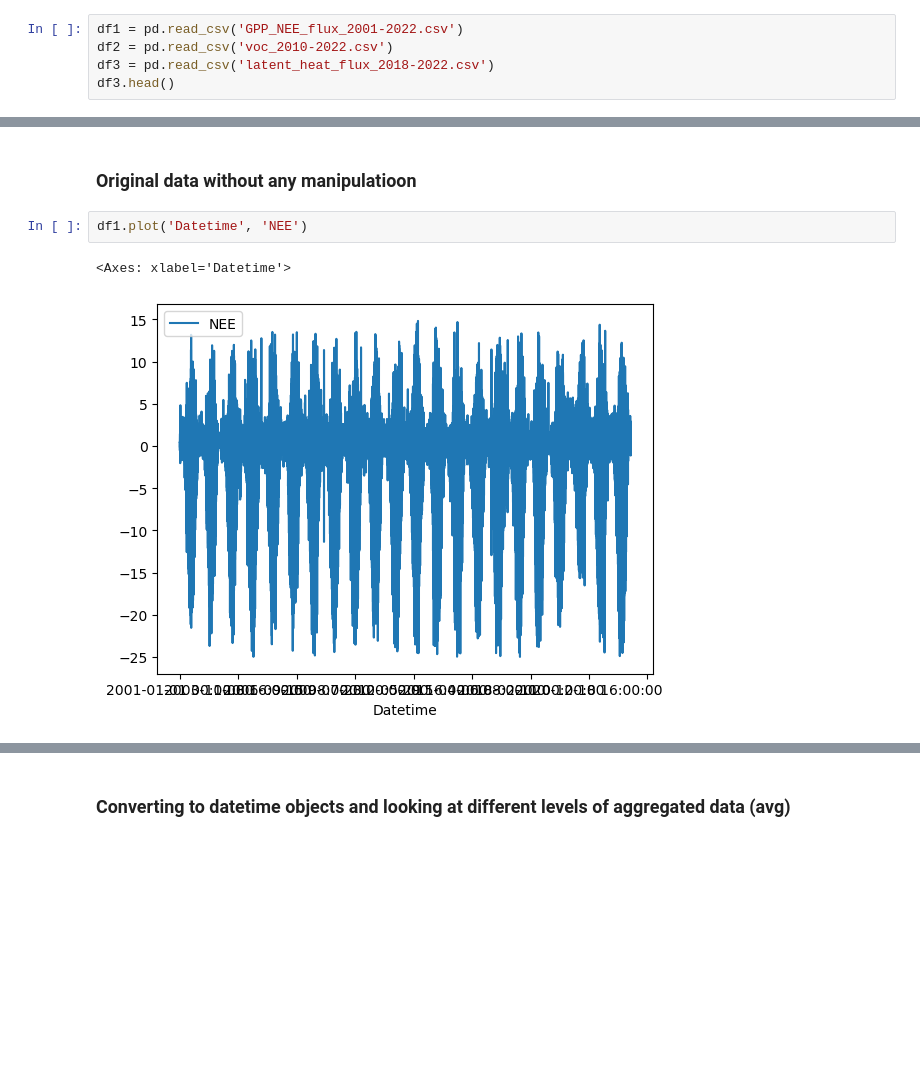
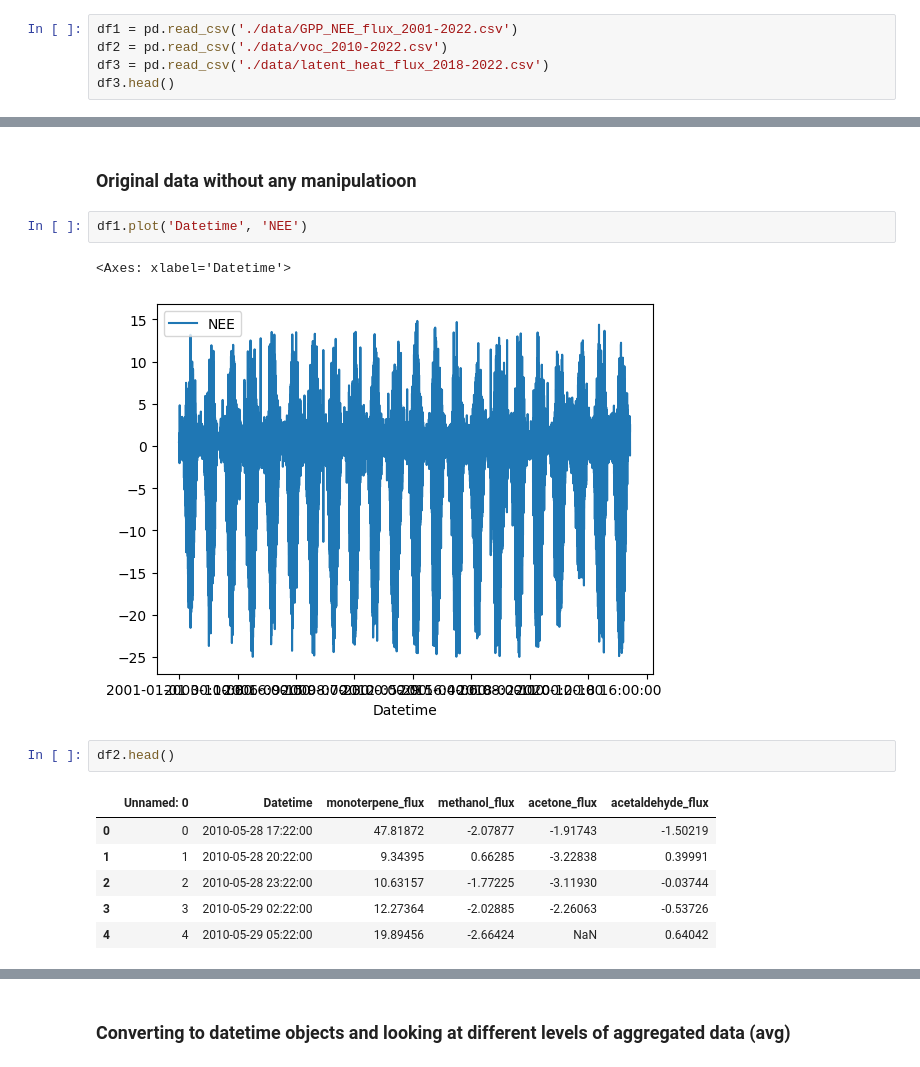
Before and after one commit to ramipiik/Data-Science-Project, a Jupyter notebook: Projektitestailua.ipynb, the cells around one changed output, grey strips where cells are left out. Drawn from its saved outputs; the diff is of its cells as text; blank space fills up the shorter version.

```diff
--- a/Projektitestailua.ipynb
+++ b/Projektitestailua.ipynb
@@ -7,9 +7,9 @@ import scipy as sp
 import scipy.stats as sps
 import matplotlib.pyplot as plt
 # %%
-df1 = pd.read_csv('GPP_NEE_flux_2001-2022.csv')
-df2 = pd.read_csv('voc_2010-2022.csv')
-df3 = pd.read_csv('latent_heat_flux_2018-2022.csv')
+df1 = pd.read_csv('./data/GPP_NEE_flux_2001-2022.csv')
+df2 = pd.read_csv('./data/voc_2010-2022.csv')
+df3 = pd.read_csv('./data/latent_heat_flux_2018-2022.csv')
 df3.head()
 # %% [output]
 |  | Unnamed: 0 | Datetime | latent_heat_flux_after_4-2018 | latent_heat_flux_quality_flag_aft... |
@@ -24,7 +24,16 @@ df3.head()
 df1.plot('Datetime', 'NEE')
 # %% [output]
 <Axes: xlabel='Datetime'>
-[figure, old version]
+[figure, new version]
+# %%
+df2.head()
+# %% [output]
+|  | Unnamed: 0 | Datetime | monoterpene_flux | methanol_flux | acetone_flux | acetaldehyde_flux |
+| 0 | 0 | 2010-05-28 17:22:00 | 47.81872 | -2.07877 | -1.91743 | -1.50219 |
+| 1 | 1 | 2010-05-28 20:22:00 | 9.34395 | 0.66285 | -3.22838 | 0.39991 |
+| 2 | 2 | 2010-05-28 23:22:00 | 10.63157 | -1.77225 | -3.11930 | -0.03744 |
+| 3 | 3 | 2010-05-29 02:22:00 | 12.27364 | -2.02885 | -2.26063 | -0.53726 |
+| 4 | 4 | 2010-05-29 05:22:00 | 19.89456 | -2.66424 | NaN | 0.64042 |
 # %%
 df2.plot('Datetime','monoterpene_flux')
 # %% [output]
```
Also changed, not shown: parts of 5 cells of this notebook, 1 other file.
